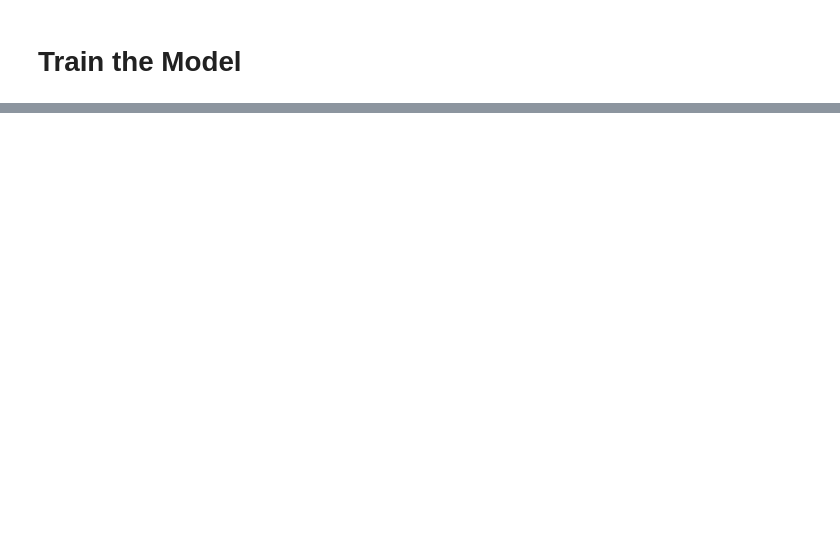
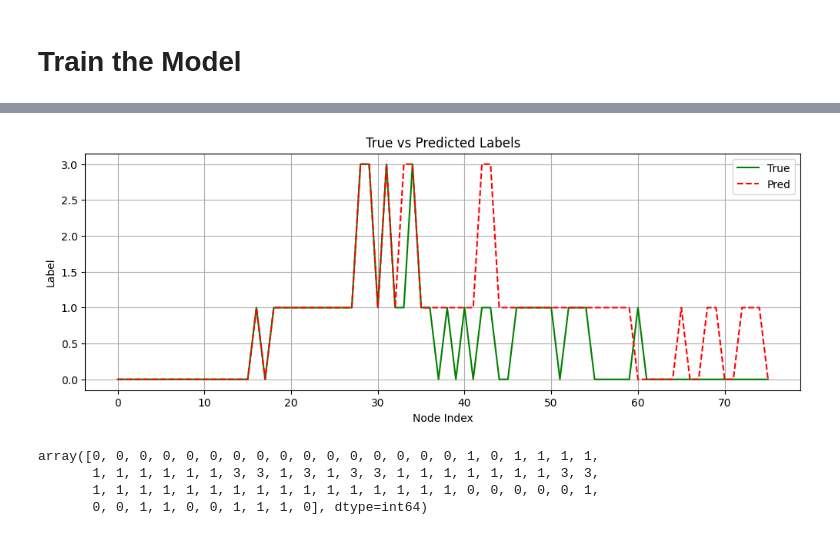
Before and after one commit to Alger3/Climbing_Model, a Jupyter notebook: model/reachability_gnn.ipynb, the cells around one changed output, grey strips where cells are left out. Drawn from its saved outputs; the diff is of its cells as text; code cells hidden in the pictures; blank space fills up the shorter version.

Commit message:
Change the Training model for v4

```diff
--- a/model/reachability_gnn.ipynb
+++ b/model/reachability_gnn.ipynb
@@ -75,0 +120,5 @@ torch.save(model.state_dict(),"reachability_model.pt")
+# %%
+# Load the model
+model = ReachabilityGNN()
+model.load_state_dict(torch.load("reachability_model4.pt"))
+model.eval()
@@ -75,0 +138,32 @@ torch.save(model.state_dict(),"reachability_model.pt")
+# %%
+import matplotlib.pyplot as plt
+graph = graph_list[2450]
+batch = Batch.from_data_list([graph])  # ✅ 构造成带 batch 的图
+
+with torch.no_grad():
+    pred_logits = model(batch)
+    pred_labels = pred_logits.argmax(dim=1)
+
+# 转 numpy
+true = graph.y.cpu().numpy()
+pred = pred_labels.cpu().numpy()
+
+# 绘图
+plt.figure(figsize=(12, 4))
+plt.plot(true, label='True', color='green')
+plt.plot(pred, label='Pred', linestyle='--', color='red')
+plt.legend()
+plt.title("True vs Predicted Labels")
+plt.xlabel("Node Index")
+plt.ylabel("Label")
+plt.grid(True)
+plt.show()
+# %% [output]
+[figure, added]
+# %%
+pred
+# %% [output]
+array([0, 0, 0, 0, 0, 0, 0, 0, 0, 0, 0, 0, 0, 0, 0, 0, 1, 0, 1, 1, 1, 1,
+       1, 1, 1, 1, 1, 1, 3, 3, 1, 3, 1, 3, 3, 1, 1, 1, 1, 1, 1, 1, 3, 3,
+       1, 1, 1, 1, 1, 1, 1, 1, 1, 1, 1, 1, 1, 1, 1, 1, 0, 0, 0, 0, 0, 1,
+       0, 0, 1, 1, 0, 0, 1, 1, 1, 0], dtype=int64)
```
Also changed, not shown: parts of 12 cells of this notebook.
